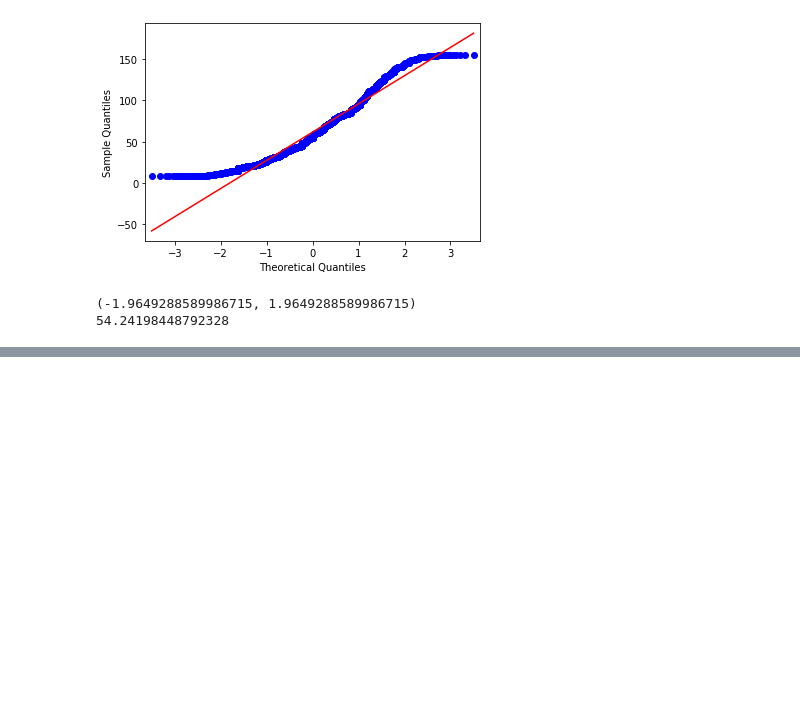
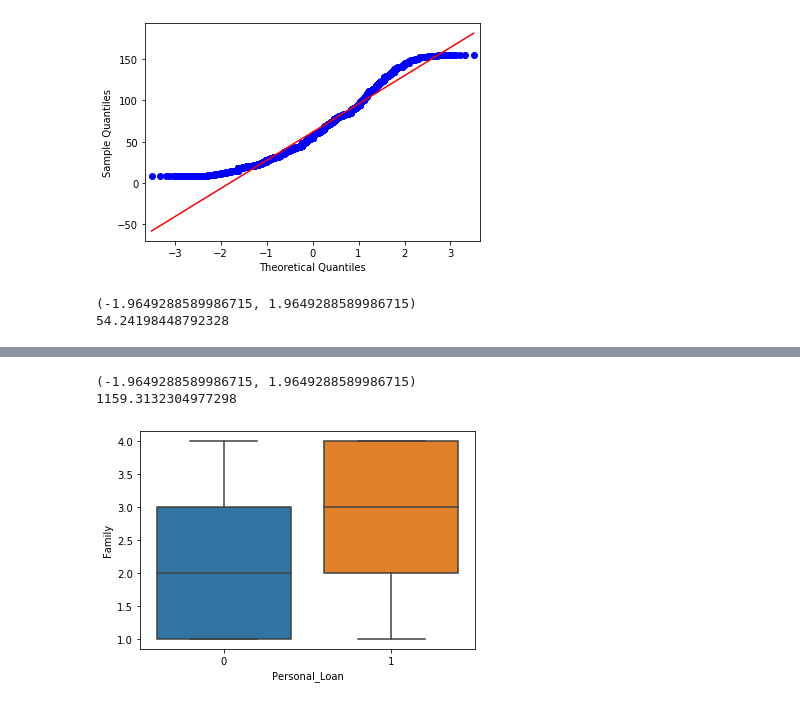
Before and after one commit to KyLarson-Research/DecisionTree, a Jupyter notebook: Loan_Model.ipynb, the cells around one changed output, grey strips where cells are left out. Cells and saved outputs as stored; diff of their text form; code cells hidden in the pictures; blank space fills up the shorter version.

```diff
--- a/Loan_Model.ipynb
+++ b/Loan_Model.ipynb
@@ -249,0 +275,20 @@ twos_twotail_ttest(df_PLoan_y['Income'], PLoan_n_minus_outliers['Income'], .05)
+# %%
+#Zipcodes can be assumed to be roughly normal and independent of one another
+#H0 : mean zipcode is the same between historical loan status
+#H1 : mean zipcode is different between historical loan status
+# significance = .05
+twos_twotail_ttest(df_PLoan_y['ZIPCode'], PLoan_n_minus_outliers['Income'], .05)
+#because the t-stat falls outside the region, we reject the null that the mean exp between
+#accept and decline groups is not different. There is sufficient evidence they're different.
+# %% [output]
+(-1.9649288589986715, 1.9649288589986715)
+1159.3132304977298
+# %%
+#Family size appears to make a difference in whether one uses personal loan, namely more family
+import seaborn as sns
+import matplotlib.pyplot as plt
+ax = sns.boxplot(x="Personal_Loan",
+            y="Family",
+            data=loan_data)
+# %% [output]
+[figure, added]
```
Also changed, not shown: parts of 20 cells of this notebook.
